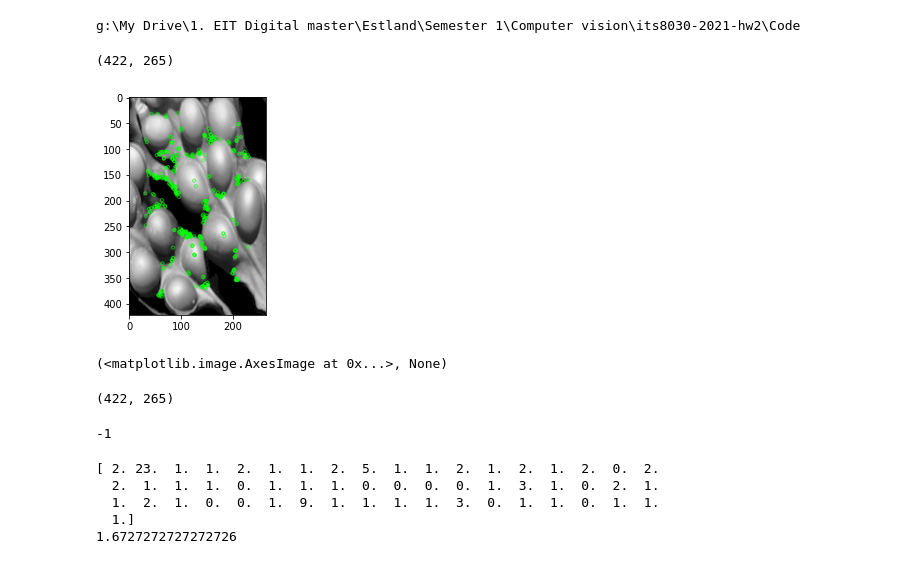
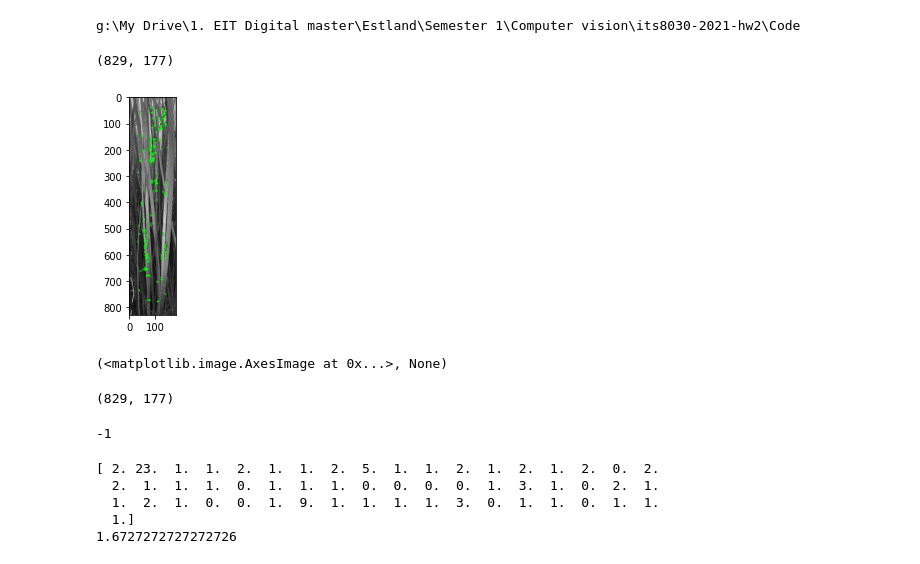
Before and after one commit to JavierGalindos/CV-BalticSea-FeatureDescriptors-Detectron2, a Jupyter notebook: Code/orb_playground.ipynb, the cells around one changed output. Cells and saved outputs as stored; diff of their text form; code cells hidden in the pictures.

```diff
--- a/Code/orb_playground.ipynb
+++ b/Code/orb_playground.ipynb
@@ -12,22 +12,22 @@ os.chdir("g:\\My Drive\\1. EIT Digital master\\Estland\\Semester 1\\Computer vis
 # %%
 ### checking etalon features
 
-img = cv2.imread('Etalons/Fucus/etalon_fucus_5.png',0)
+img = cv2.imread('Etalons/Zostera marina/etalon_zostera_marina_15.jpg',0)
 print(img.shape)
 
 
 # Initiate ORB detector
 orb = cv2.ORB_create()
 # find the keypoints with ORB
 kp = orb.detect(img,None)
 # compute the descriptors with ORB
 kp, des = orb.compute(img, kp)
 # draw only keypoints location,not size and orientation
 img2 = cv2.drawKeypoints(img, kp, None, color=(0,255,0), flags=0)
 plt.imshow(img2), plt.show()
 # %% [output]
-(422, 265)
+(829, 177)
-[figure, old version]
+[figure, new version]
 (<matplotlib.image.AxesImage at 0x...>, None)
 # %%
 # Read the query image as query_img
@@ -35,10 +35,10 @@ plt.imshow(img2), plt.show()
 # is what you need to find in train image
 # Save it in the same directory
 # with the name image.jpg
-query_img_bw = cv2.imread('Etalons/Fucus/etalon_fucus_5.png',0)
+query_img_bw = cv2.imread('Etalons/Zostera marina/etalon_zostera_marina_15.jpg',0)
 #train_img_bw = cv2.imread('Processed images/Fucus/Fucus_0.jpg',0)
-train_img_bw = cv2.imread('Processed images/Zostera marina/zostera_marina_3.jpg',0)
-# train_img_bw = cv2.imread('Processed images/Fucus/Fucus_13.jpg',0)
+train_img_bw = cv2.imread('Processed images/Zostera marina/zostera_marina_1.png',0)
+#train_img_bw = cv2.imread('Processed images/Fucus/Fucus_13.jpg',0)
 
 print(query_img_bw.shape)
 
@@ -71,7 +71,7 @@ matches = sorted(matches, key = lambda x:x.distance)
 # and outputs the matched query image with
 # its train image
 final_img = cv2.drawMatches(query_img_bw, queryKeypoints,
-train_img_bw, trainKeypoints, matches[:50],None)
+train_img_bw, trainKeypoints, matches[:5],None)
 
 final_img = cv2.resize(final_img, (1000,650))
 
@@ -79,7 +79,7 @@ final_img = cv2.resize(final_img, (1000,650))
 cv2.imshow("Matches", final_img)
 cv2.waitKey(0)
 # %% [output]
-(422, 265)
+(829, 177)
 -1
 # %%
 ### Getting a score
```
Also changed, not shown: parts of 3 cells of this notebook.
